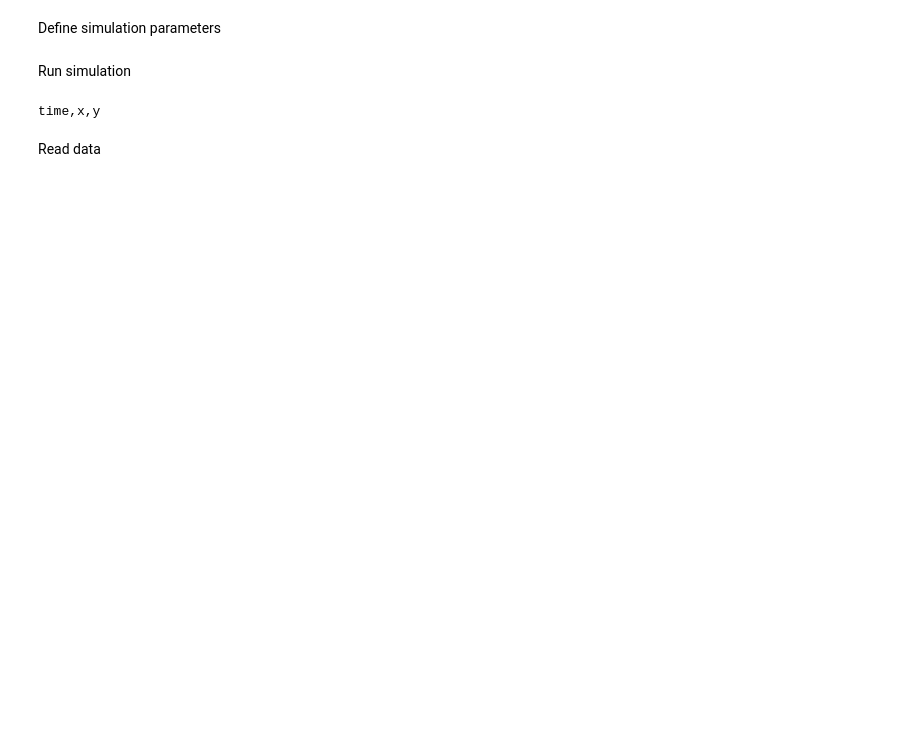
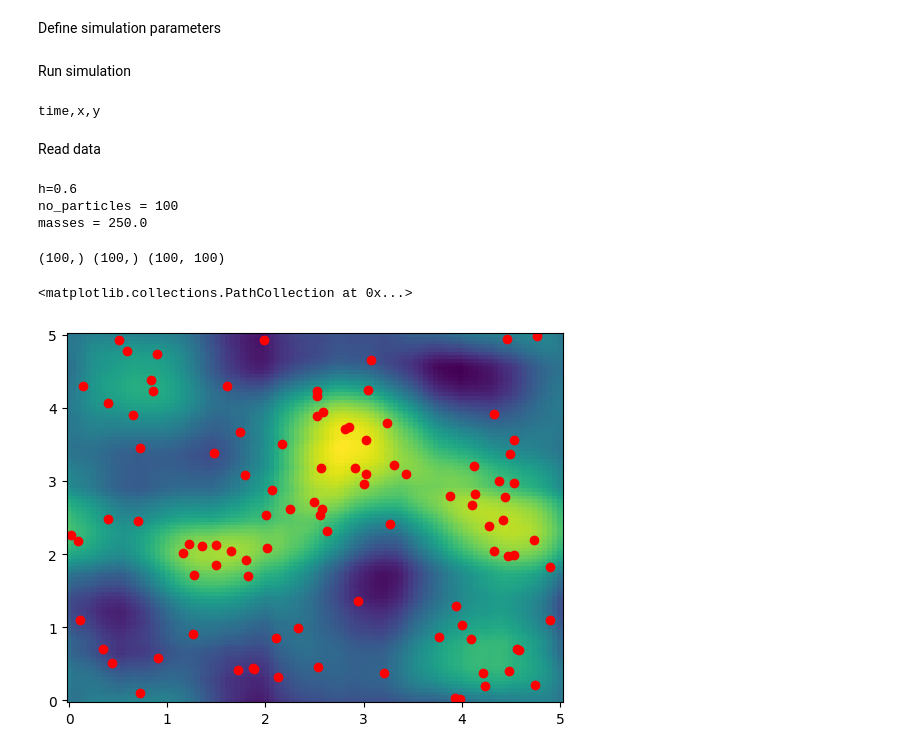
Before and after one commit to slagnews/drag_sph, a Jupyter notebook: cpp_test.ipynb, the cells around one changed output. Saved outputs shown, nothing was run; the diff lists cells and outputs as text; code cells hidden in the pictures; blank space fills up the shorter version.

```diff
--- a/cpp_test.ipynb
+++ b/cpp_test.ipynb
@@ -62 +68,62 @@ def read_all_output(filename):
+# %%
+h = kappa*res
+sigma = 10.0/(7.0*np.pi*h**2)
+print(f"{h=}")
+print(f"no_particles = {len(frames[0][0])}")
+print(f"masses = {rho0*res**2}")
+
+def kernel(q):
+     w = np.zeros_like(q)
+     w[q>=1.0] = sigma*0.25*(2.0-q[q>1.0])**3
+     w[q<1.0] = sigma*(1.0-1.5*q[q<1.0]**2 + 0.75*q[q<1.0]**3)
+     return w
+
+def get_density_grid(pos_x, pos_y, Lx, Ly, grid_size=100):
+    """Calculates the densities on a grid
+    Arguments:
+        positions (np.ndarray): positions of all particles
+        masses (np.ndarray): masses of all particles
+        h (float): smoothing length
+        L (float): size of the simulation
+        grid_size (int): size of the grid for density calculation.
+    Returns:
+        x (np.ndarray): 1D array of x coordinates of the grid
+        y (np.ndarray): 1D array of y coordinates of the grid.
+        density (np.ndarray): 2D array of shape (grid_size, grid_size) containing the density values at each grid point.
+    """
+    masses = np.zeros(len(pos_x))+rho0*res**2
+    # Generate grid
+    x = np.linspace(0,Lx,grid_size)
+    y = np.linspace(0,Ly,grid_size)
+    X,Y = np.meshgrid(x,y)
+
+    # Apply periodic boundary conditions to distances
+    dx = (X[:, :, None] - pos_x)
+    dx = (dx+Lx/2)%Lx - Lx/2
+    dy = (Y[:, :, None] - pos_y)
+    dy = (dy+Ly/2)%Ly - Ly/2
+
+    distances = np.sqrt(dx**2+dy**2)
+
+    # Calculate density
+    density = np.sum(masses*kernel(distances), axis=2)
+    return x,y,density
+# %% [output]
+h=0.6
+no_particles = 100
+masses = 250.0
+# %%
+pos_x = np.random.random(100)*Lx
+pos_y = np.random.random(100)*Ly
+
+x,y,rho = get_density_grid(pos_x, pos_y, Lx, Ly)
+print(x.shape, y.shape, rho.shape)
+
+fig, ax = plt.subplots()
+ax.pcolor(x,y,rho)
+ax.scatter(pos_x, pos_y, color="red")
+# %% [output]
+(100,) (100,) (100, 100)
+<matplotlib.collections.PathCollection at 0x...>
+[figure, added]
 # %%
```
Also changed, not shown: parts of 4 cells of this notebook, 8 other files.
